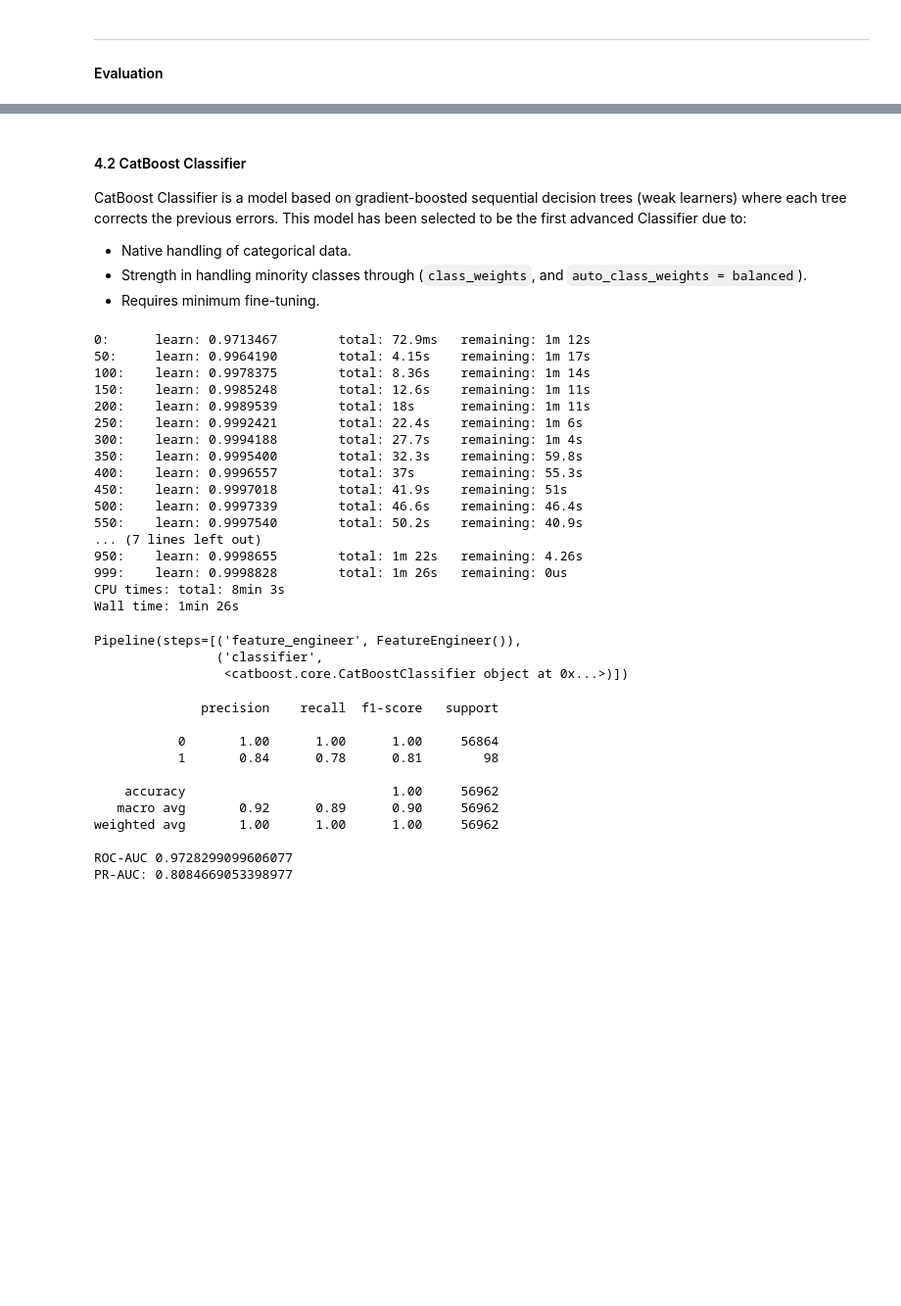
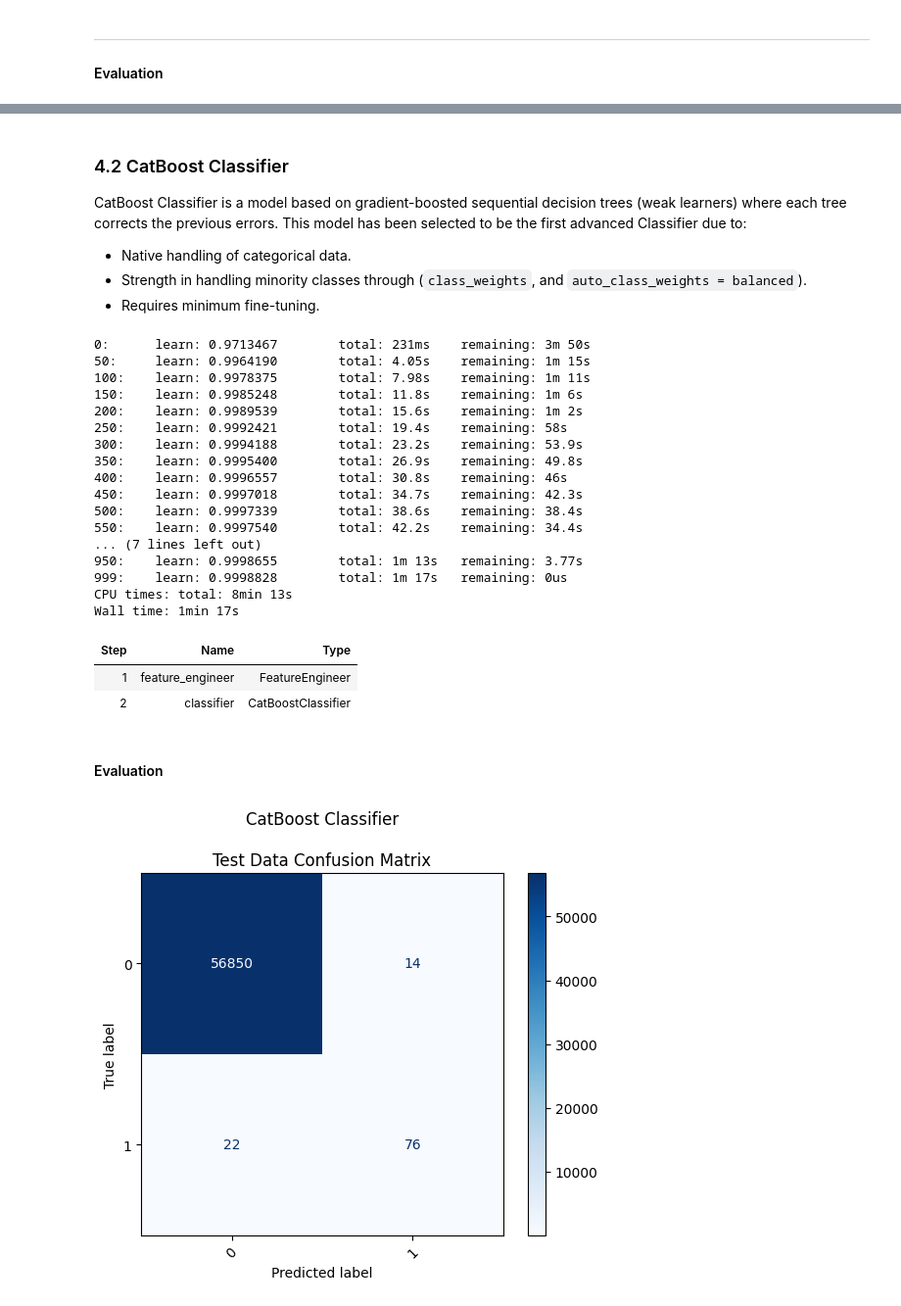
Before and after one commit to muhannad-imam/fraud-risk-modeling, a Jupyter notebook: notebooks/04_modeling.ipynb, the cells around one changed output, grey strips where cells are left out. Shown at 98% size. Drawn from its saved outputs; the diff is of its cells as text; code cells hidden in the pictures; blank space fills up the shorter version.

```diff
--- a/notebooks/04_modeling.ipynb
+++ b/notebooks/04_modeling.ipynb
@@ -113,7 +107,7 @@ The Baseline Logistic regression achieved a PR-AUC of 0.71, which is strong star
 - Consider the use of `Synthetic Minority Oversampling Technique (SMOTE)` use variants of the existing samples, to generate more samples for the minority class
 - -----
 # %% [markdown]
-#### 4.2 CatBoost Classifier
+### 4.2 CatBoost Classifier
 
 CatBoost Classifier is a model based on gradient-boosted sequential decision trees (weak learners) where each tree corrects the previous errors. This model  has been selected to be the first advanced Classifier due to:
 
@@ -150,24 +144,33 @@ catboost_model = Pipeline([
 
 # 3. Train/ fit the model
 catboost_model.fit(X_train, y_train)
+
+# Convert pipeline steps to a Pandas DataFrame
+pipeline_df = pd.DataFrame(
+    [(i+1, name, type(step).__name__) for i, (name, step) in enumerate(catboost_model.steps)],
+    columns=['Step', 'Name', 'Type']
+)
+
+pipeline_df.style.hide(axis="index")
+# Display without the DataFrame index
 # %% [output]
-0:      learn: 0.9713467        total: 72.9ms   remaining: 1m 12s
-50:     learn: 0.9964190        total: 4.15s    remaining: 1m 17s
-100:    learn: 0.9978375        total: 8.36s    remaining: 1m 14s
-150:    learn: 0.9985248        total: 12.6s    remaining: 1m 11s
-200:    learn: 0.9989539        total: 18s      remaining: 1m 11s
-250:    learn: 0.9992421        total: 22.4s    remaining: 1m 6s
-300:    learn: 0.9994188        total: 27.7s    remaining: 1m 4s
-350:    learn: 0.9995400        total: 32.3s    remaining: 59.8s
-400:    learn: 0.9996557        total: 37s      remaining: 55.3s
-450:    learn: 0.9997018        total: 41.9s    remaining: 51s
-500:    learn: 0.9997339        total: 46.6s    remaining: 46.4s
-550:    learn: 0.9997540        total: 50.2s    remaining: 40.9s
+0:      learn: 0.9713467        total: 231ms    remaining: 3m 50s
+50:     learn: 0.9964190        total: 4.05s    remaining: 1m 15s
+100:    learn: 0.9978375        total: 7.98s    remaining: 1m 11s
+150:    learn: 0.9985248        total: 11.8s    remaining: 1m 6s
+200:    learn: 0.9989539        total: 15.6s    remaining: 1m 2s
+250:    learn: 0.9992421        total: 19.4s    remaining: 58s
+300:    learn: 0.9994188        total: 23.2s    remaining: 53.9s
+350:    learn: 0.9995400        total: 26.9s    remaining: 49.8s
+400:    learn: 0.9996557        total: 30.8s    remaining: 46s
+450:    learn: 0.9997018        total: 34.7s    remaining: 42.3s
+500:    learn: 0.9997339        total: 38.6s    remaining: 38.4s
+550:    learn: 0.9997540        total: 42.2s    remaining: 34.4s
 ... (7 lines left out)
-950:    learn: 0.9998655        total: 1m 22s   remaining: 4.26s
-999:    learn: 0.9998828        total: 1m 26s   remaining: 0us
-CPU times: total: 8min 3s
-Wall time: 1min 26s
+950:    learn: 0.9998655        total: 1m 13s   remaining: 3.77s
+999:    learn: 0.9998828        total: 1m 17s   remaining: 0us
+CPU times: total: 8min 13s
+Wall time: 1min 17s
-Pipeline(steps=[('feature_engineer', FeatureEngineer()),
-                ('classifier',
-                 <catboost.core.CatBoostClassifier object at 0x...>)])
+| Step | Name | Type |
+| 1 | feature_engineer | FeatureEngineer |
+| 2 | classifier | CatBoostClassifier |
@@ -178,17 +177,6 @@ proba_cat = catboost_model.predict_proba(X_test)[:, 1]
-# %%
-print(classification_report(y_test, y_pred_cat))
-
-print("ROC-AUC", roc_auc_score(y_test, proba_cat))
-print("PR-AUC:", average_precision_score(y_test, proba_cat))
-# %% [output]
-              precision    recall  f1-score   support
-
-           0       1.00      1.00      1.00     56864
-           1       0.84      0.78      0.81        98
-
-    accuracy                           1.00     56962
-   macro avg       0.92      0.89      0.90     56962
-weighted avg       1.00      1.00      1.00     56962
-
-ROC-AUC 0.9728299099606077
-PR-AUC: 0.8084669053398977
+# %% [markdown]
+#### Evaluation
+# %%
+catboost_metrics = evaluate_model(catboost_model, X_test, y_test, model_name="CatBoost Classifier", print_c_matrix=True)
+# %% [output]
+[figure, added]
```
Also changed, not shown: parts of 11 cells of this notebook.
